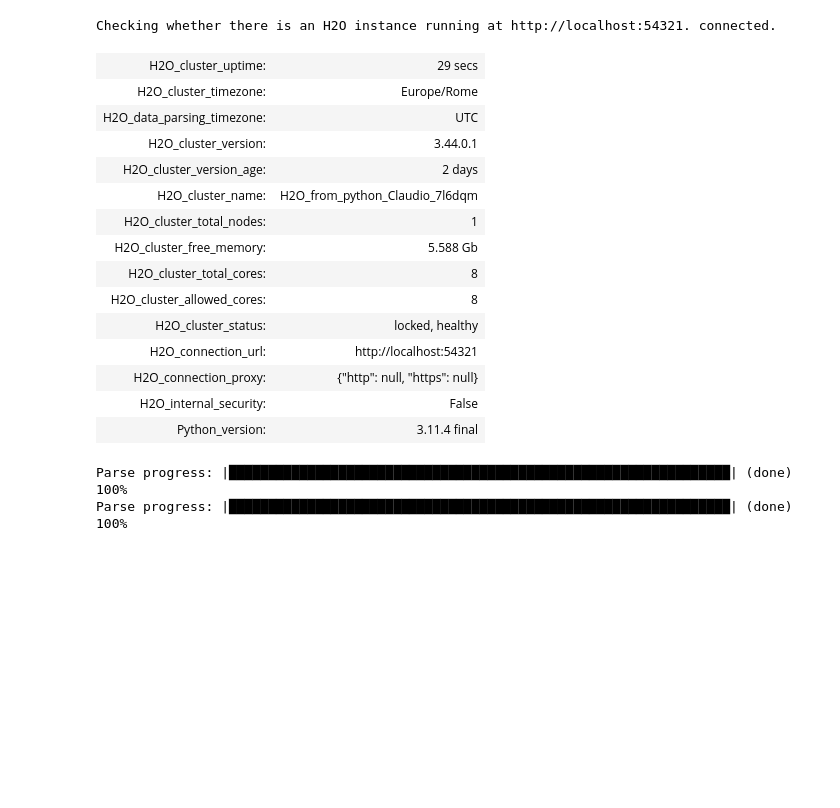
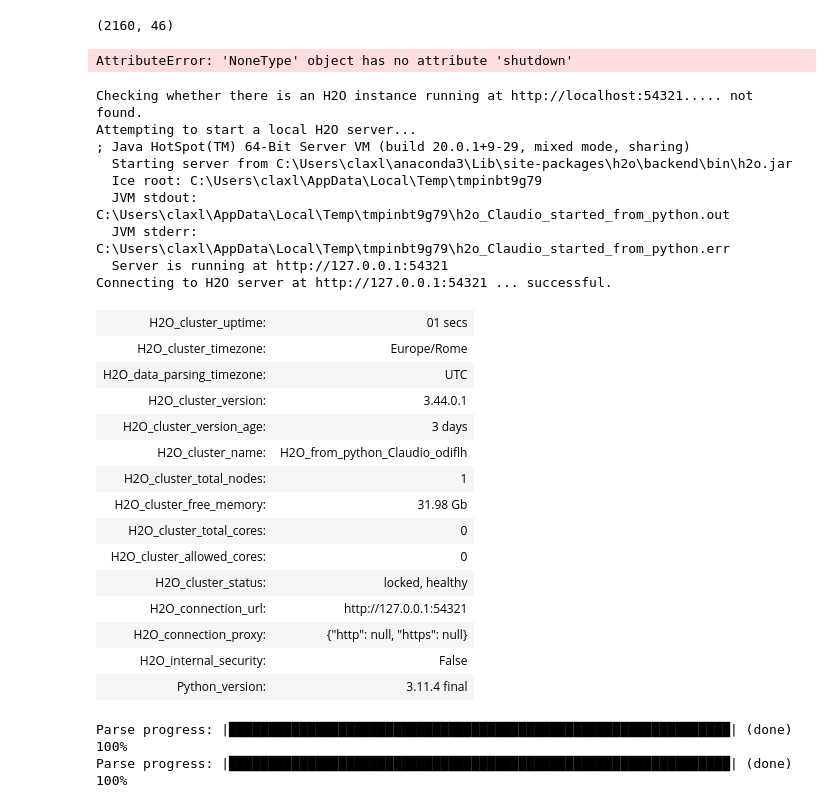
Before and after one commit to Claxl/Solar-Energy-Production-Forecasting, a Jupyter notebook: Model/AutoML.ipynb, the cells around one changed output. Drawn from its saved outputs; the diff is of its cells as text; code cells hidden in the pictures; blank space fills up the shorter version.

```diff
--- a/Model/AutoML.ipynb
+++ b/Model/AutoML.ipynb
@@ -55,22 +57,49 @@ dimensione_addestramento = len(df_train) - dimensione_test
 # %%
 train = df_train.iloc[:dimensione_addestramento]
 test = df_train.iloc[dimensione_addestramento:]
+# %%
+
+from sklearn.preprocessing import StandardScaler
+
+scaler = StandardScaler()
+
+scaled_X_train_v1 = scaler.fit_transform(train)
+scaled_X_train = pd.DataFrame(scaled_X_train_v1,columns=train.columns,index=train.index)
+scaled_X_test = scaler.fit_transform(test)
+scaled_X_test = pd.DataFrame(scaled_X_test,columns=test.columns,index=test.index)
+scaled_X_test.shape
+# %% [output]
+(2160, 46)
+# %%
+h2o.cluster().shutdown()
+# %% [output]
+AttributeError: 'NoneType' object has no attribute 'shutdown'
 # %%
-h2o.init()
+h2o.init(    nthreads=-1,     # number of threads when launching a new H2O server
+    max_mem_size=32  # in gigabytes
+        )
 # %% [output]
-Checking whether there is an H2O instance running at http://localhost:54321. connected.
+Checking whether there is an H2O instance running at http://localhost:54321..... not found.
+Attempting to start a local H2O server...
+; Java HotSpot(TM) 64-Bit Server VM (build 20.0.1+9-29, mixed mode, sharing)
+  Starting server from C:\Users\claxl\anaconda3\Lib\site-packages\h2o\backend\bin\h2o.jar
+  Ice root: C:\Users\claxl\AppData\Local\Temp\tmpinbt9g79
+  JVM stdout: C:\Users\claxl\AppData\Local\Temp\tmpinbt9g79\h2o_Claudio_started_from_python.out
+  JVM stderr: C:\Users\claxl\AppData\Local\Temp\tmpinbt9g79\h2o_Claudio_started_from_python.err
+  Server is running at http://127.0.0.1:54321
+Connecting to H2O server at http://127.0.0.1:54321 ... successful.
-| H2O_cluster_uptime: | 29 secs |
+| H2O_cluster_uptime: | 01 secs |
 | H2O_cluster_timezone: | Europe/Rome |
 | H2O_data_parsing_timezone: | UTC |
 | H2O_cluster_version: | 3.44.0.1 |
-| H2O_cluster_version_age: | 2 days |
-| H2O_cluster_name: | H2O_from_python_Claudio_7l6dqm |
+| H2O_cluster_version_age: | 3 days |
+| H2O_cluster_name: | H2O_from_python_Claudio_odiflh |
 | H2O_cluster_total_nodes: | 1 |
-| H2O_cluster_free_memory: | 5.588 Gb |
-| H2O_cluster_total_cores: | 8 |
-| H2O_cluster_allowed_cores: | 8 |
+| H2O_cluster_free_memory: | 31.98 Gb |
+| H2O_cluster_total_cores: | 0 |
+| H2O_cluster_allowed_cores: | 0 |
 | H2O_cluster_status: | locked, healthy |
-| H2O_connection_url: | http://localhost:54321 |
+| H2O_connection_url: | http://127.0.0.1:54321 |
 | H2O_connection_proxy: | {"http": null, "https": null} |
 | H2O_internal_security: | False |
 | Python_version: | 3.11.4 final |
```
Also changed, not shown: parts of 33 cells of this notebook, 24 other files.
